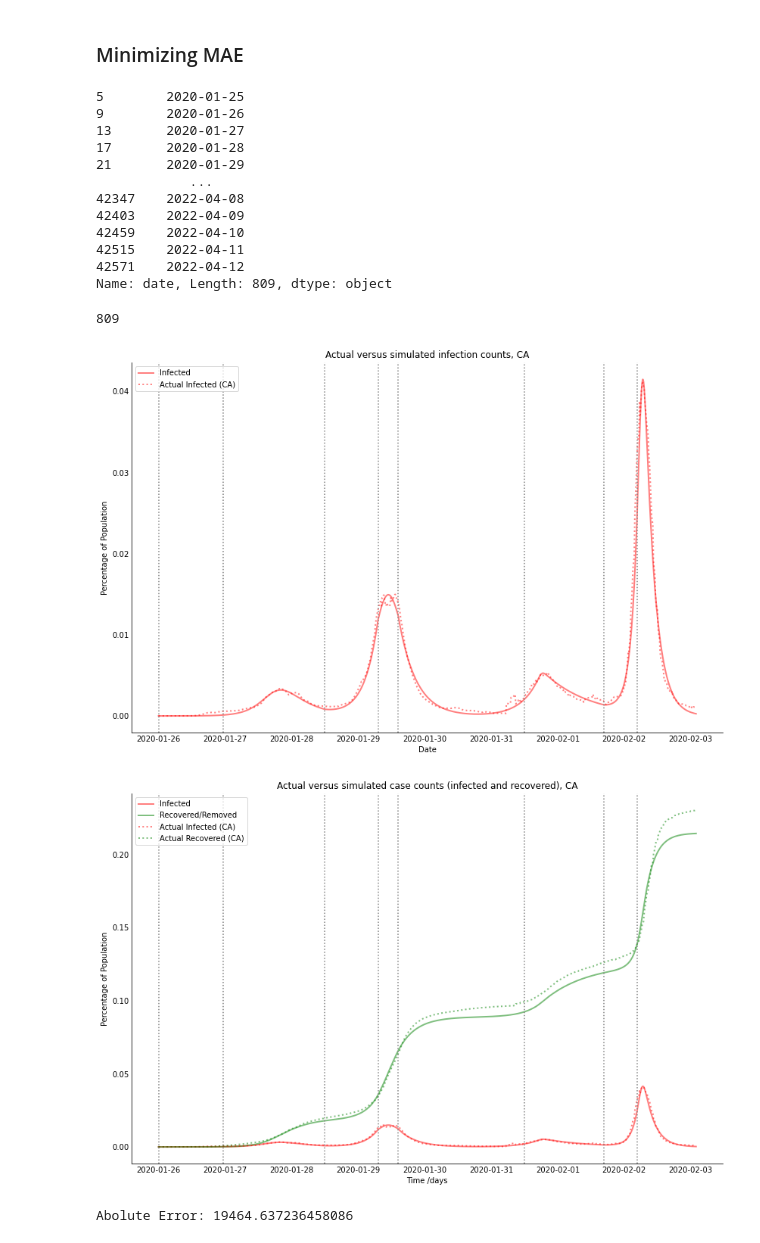
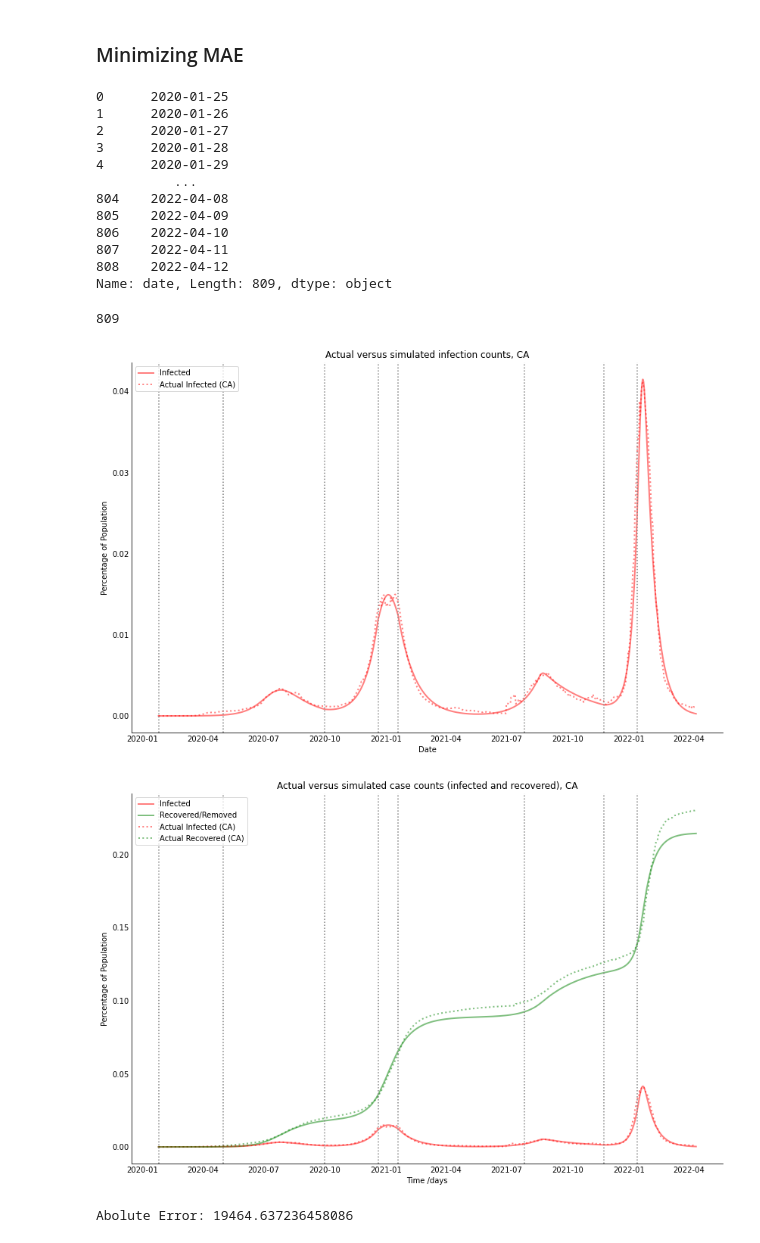
Before and after one commit to aud-z/COVID_SIR, a Jupyter notebook: Part1_CA.ipynb, the cells around one changed output. Drawn from its saved outputs; the diff is of its cells as text; code cells hidden in the pictures.

Commit message:
updating CA charts

```diff
--- a/Part1_CA.ipynb
+++ b/Part1_CA.ipynb
@@ -8,7 +8,7 @@ import math
 
 from sklearn.metrics import mean_absolute_error, mean_squared_error
 # %%
-df = pd.read_csv('./nytimes-covid-data/us-states.csv')
+df = pd.read_csv('./us-counties.csv')
 # %%
 df.columns
 # %% [output]
@@ -39,6 +40,10 @@ deaths     int64
 dtype: object
 # %%
 ca_df['date'] = pd.to_datetime(ca_df['date'])
+# %%
+ca_df = ca_df.groupby(by=['state', 'date'])['cases'].sum()
+# %%
+ca_df = pd.DataFrame(ca_df).reset_index()
 # %%
 fig, ax = plt.subplots(figsize=(10, 7))
 
@@ -158,17 +163,17 @@ S, I, R = ret.T
 # %%
 ca_df['date'].dt.date
 # %% [output]
-5        2020-01-25
-9        2020-01-26
-13       2020-01-27
-17       2020-01-28
-21       2020-01-29
-            ...
-42347    2022-04-08
-42403    2022-04-09
-42459    2022-04-10
-42515    2022-04-11
-42571    2022-04-12
+0      2020-01-25
+1      2020-01-26
+2      2020-01-27
+3      2020-01-28
+4      2020-01-29
+          ...
+804    2022-04-08
+805    2022-04-09
+806    2022-04-10
+807    2022-04-11
+808    2022-04-12
 Name: date, Length: 809, dtype: object
 # %%
 len(I)
@@ -177,45 +182,46 @@ len(I)
 # %%
 # Plot the data on predicted and actual infections
 
 fig, ax = plt.subplots(facecolor='w', figsize = (14, 9))
 
-ax.plot(t, I/N_total, 'r', alpha=0.5, lw=2, label='Infected')
-ax.plot(t, ca_infected/N_total, 'r:', alpha=0.5, lw=2, label='Actual Infected (CA)')
+ax.plot(ca_df['date'], I/N_total, 'r', alpha=0.5, lw=2, label='Infected')
+ax.plot(ca_df['date'], ca_infected/N_total, 'r:', alpha=0.5, lw=2, label='Actual Infected (CA)')
 ax.set_xlabel('Date')
 ax.set_ylabel('Percentage of Population')
 ax.yaxis.set_tick_params(length=0)
 ax.xaxis.set_tick_params(length=0)
 ax.grid(b=True, which='major', c='w', lw=2, ls='-')
-ax.set_xticklabels(ca_df['date'].dt.date)
+
 for e in epochs:
-    plt.axvline(x=e, color="grey", linestyle=':')
+    date = ca_df['date'].values[e]
+    plt.axvline(x=date, color="grey", linestyle=':')
 legend = ax.legend()
 legend.get_frame().set_alpha(0.75)
 for spine in ('top', 'right'):#, 'bottom', 'left'):
     ax.spines[spine].set_visible(False)
 
 plt.title("Actual versus simulated infection counts, CA")
 plt.show()
 # %% [output]
-[figure, old version]
+[figure, new version]
 # %%
 # Plot the data for predicted and actual infections and recoveries
 
 fig, ax = plt.subplots(facecolor='w', figsize = (14, 9))
 
-ax.plot(t, I/N_total, 'r', alpha=0.5, lw=2, label='Infected')
-ax.plot(t, R/N_total, 'g', alpha=0.5, lw=2, label='Recovered/Removed')
-ax.plot(t, ca_infected/N_total, 'r:', alpha=0.5, lw=2, label='Actual Infected (CA)')
-ax.plot(t, ca_df['recovered']/N_total, 'g:', alpha=0.5, lw=2, label='Actual Recovered (CA)')
+ax.plot(ca_df['date'], I/N_total, 'r', alpha=0.5, lw=2, label='Infected')
+ax.plot(ca_df['date'], R/N_total, 'g', alpha=0.5, lw=2, label='Recovered/Removed')
+ax.plot(ca_df['date'], ca_infected/N_total, 'r:', alpha=0.5, lw=2, label='Actual Infected (CA)')
+ax.plot(ca_df['date'], ca_df['recovered']/N_total, 'g:', alpha=0.5, lw=2, label='Actual Recovered (CA)')
 ax.set_xlabel('Time /days')
 ax.set_ylabel('Percentage of Population')
 ax.yaxis.set_tick_params(length=0)
 ax.xaxis.set_tick_params(length=0)
 ax.grid(b=True, which='major', c='w', lw=2, ls='-')
-ax.set_xticklabels(ca_df['date'].dt.date)
 
 for e in epochs:
-    plt.axvline(x=e, color="grey", linestyle=':')
+    date = ca_df['date'].values[e]
+    plt.axvline(x=date, color="grey", linestyle=':')
 legend = ax.legend()
 legend.get_frame().set_alpha(0.75)
 for spine in ('top', 'right'):#, 'bottom', 'left'):
@@ -224,7 +230,7 @@ for spine in ('top', 'right'):#, 'bottom', 'left'):
 plt.title("Actual versus simulated case counts (infected and recovered), CA")
 plt.show()
 # %% [output]
-[figure, old version]
+[figure, new version]
 # %%
 print(f"Abolute Error: {mean_absolute_error(ca_infected, I)}")
 # %% [output]
```
Also changed, not shown: parts of 6 cells of this notebook.
